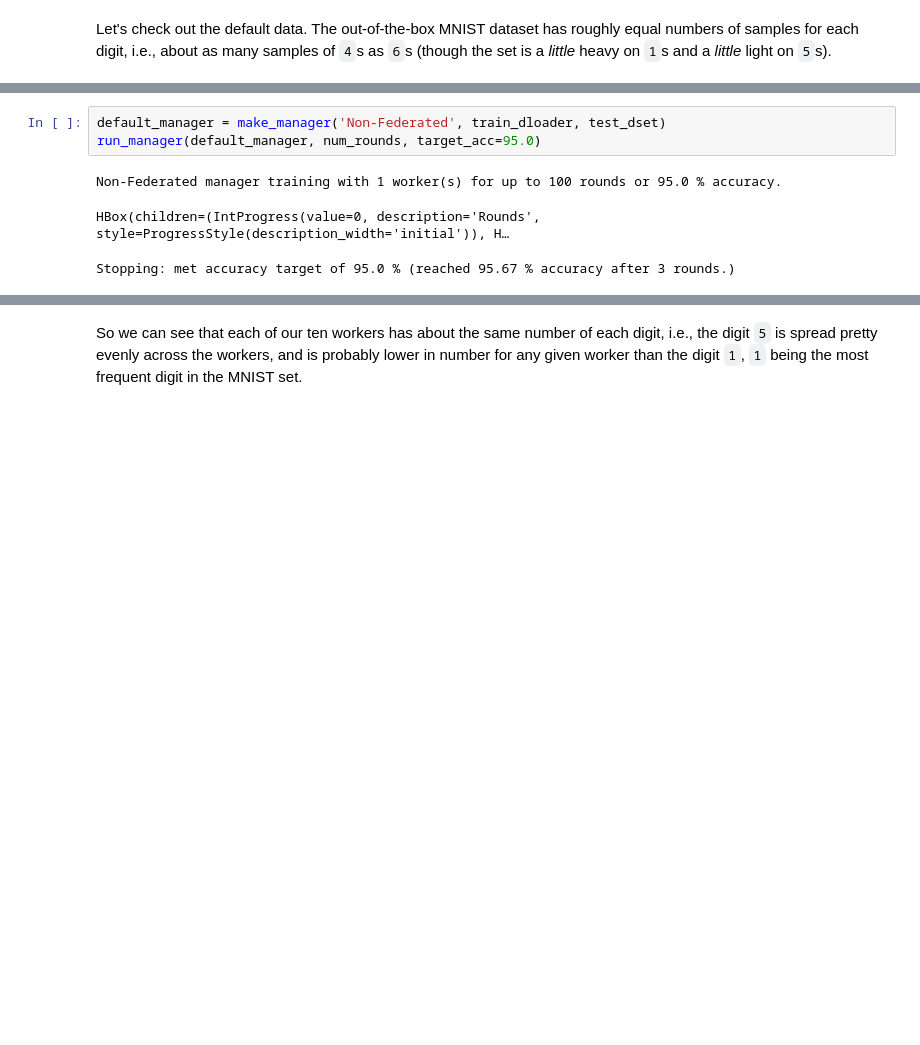
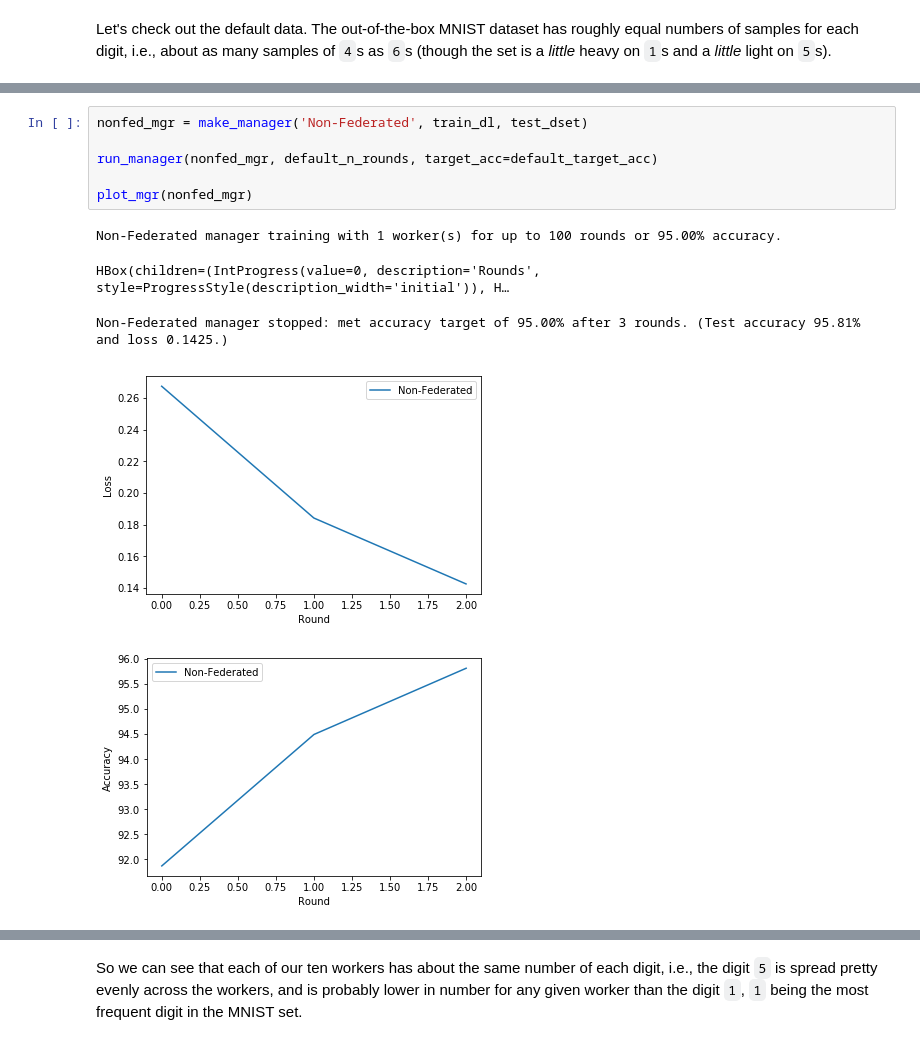
Before and after one commit to rmicallef/bfpytorch, a Jupyter notebook: MNIST-Fed-Part1.ipynb, the cells around one changed output, grey strips where cells are left out. Drawn from its saved outputs; the diff is of its cells as text; blank space fills up the shorter version.

```diff
--- a/MNIST-Fed-Part1.ipynb
+++ b/MNIST-Fed-Part1.ipynb
@@ -210,7 +279,12 @@ Dataset size:  60000
 # %%
-default_manager = make_manager('Non-Federated', train_dloader, test_dset)
-run_manager(default_manager, num_rounds, target_acc=95.0)
+nonfed_mgr = make_manager('Non-Federated', train_dl, test_dset)
+
+run_manager(nonfed_mgr, default_n_rounds, target_acc=default_target_acc)
+
+plot_mgr(nonfed_mgr)
 # %% [output]
-Non-Federated manager training with 1 worker(s) for up to 100 rounds or 95.0 % accuracy.
+Non-Federated manager training with 1 worker(s) for up to 100 rounds or 95.00% accuracy.
 HBox(children=(IntProgress(value=0, description='Rounds', style=ProgressStyle(description_width='initial')), H…
-Stopping: met accuracy target of 95.0 % (reached 95.67 % accuracy after 3 rounds.)
+Non-Federated manager stopped: met accuracy target of 95.00% after 3 rounds. (Test accuracy 95.81% and loss 0.1425.)
+[figure, added]
+[figure, added]
```
Also changed, not shown: parts of 52 cells of this notebook, 2 other files.
